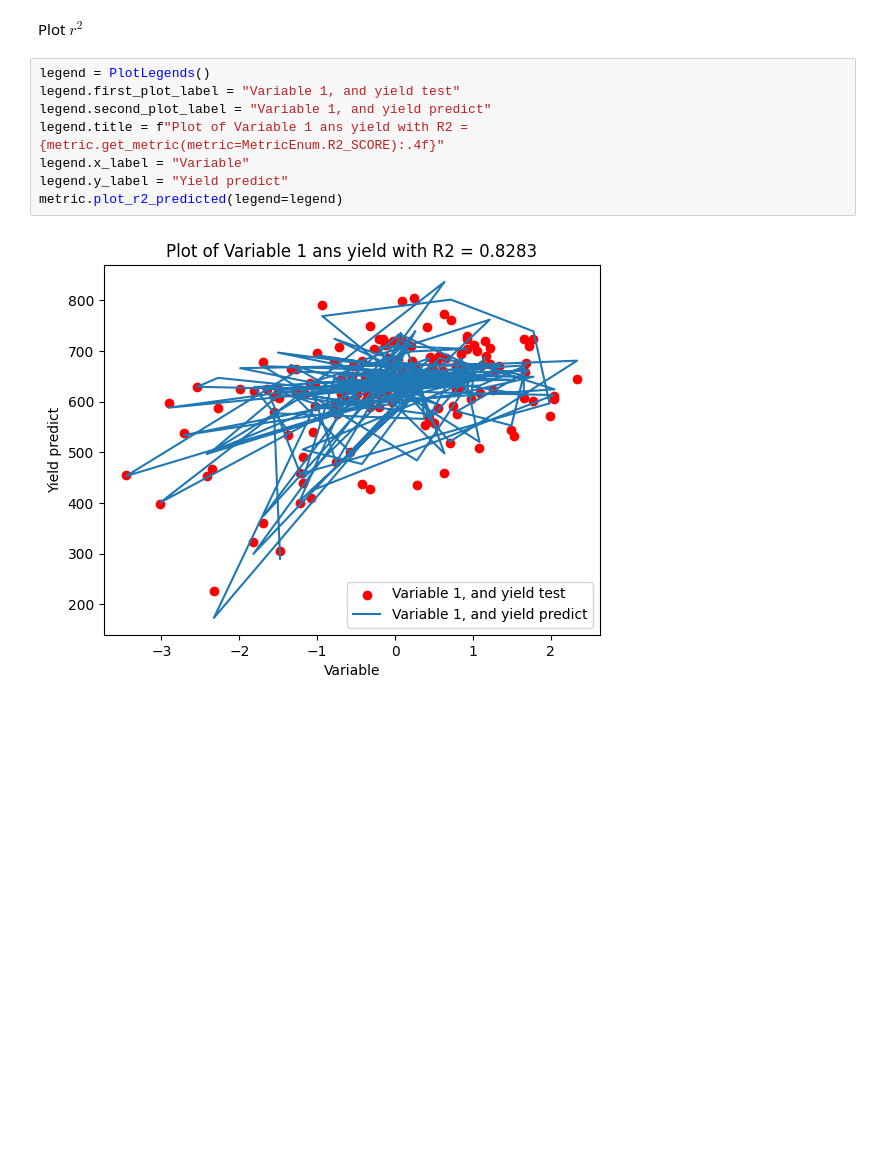
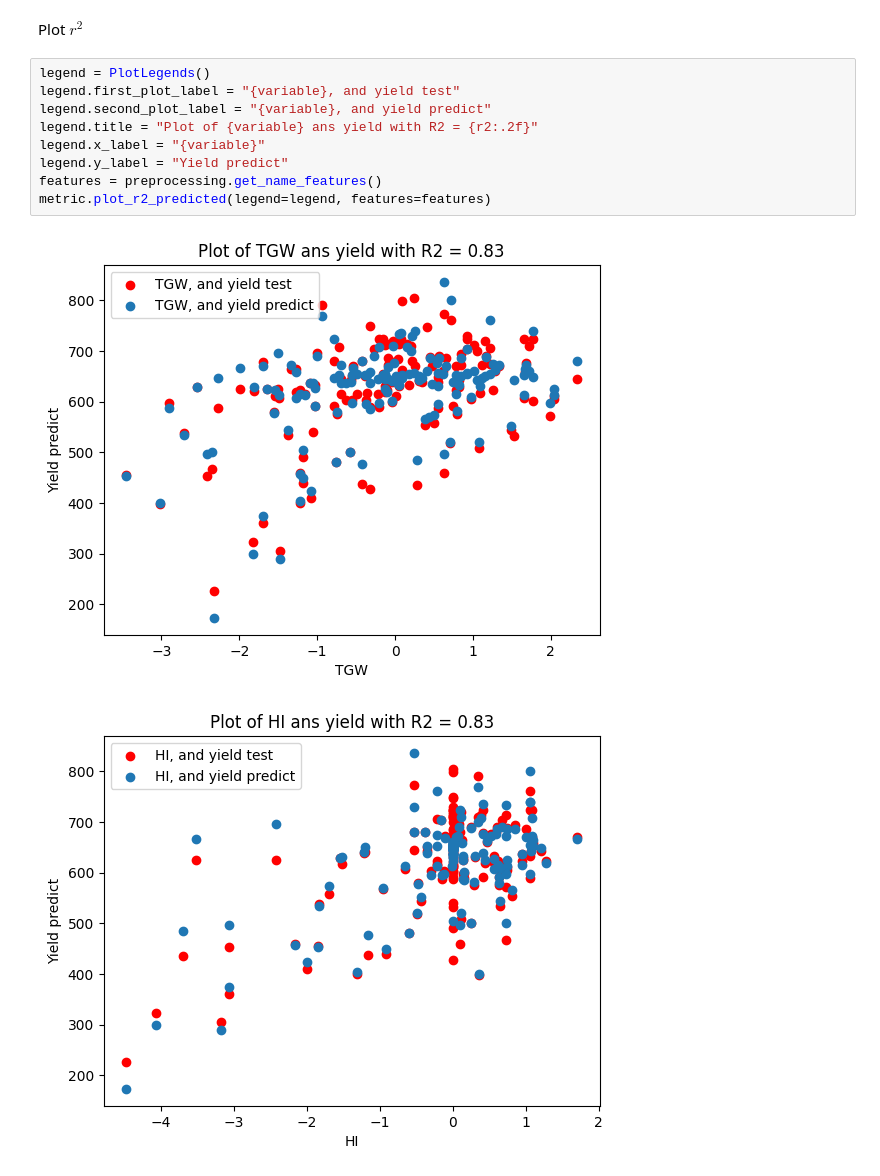
Before and after one commit to carlosmorenophd/machine_phen, a Jupyter notebook: app/notebooks/svr/phenotypic_lineal.ipynb, the cells around one changed output. Drawn from its saved outputs; the diff is of its cells as text; blank space fills up the shorter version.

Commit message:
Adding the new plot with all features (varaibles)

```diff
--- a/app/notebooks/svr/phenotypic_lineal.ipynb
+++ b/app/notebooks/svr/phenotypic_lineal.ipynb
@@ -81,11 +80,13 @@ metric.plot_true_vs_predicted(legend=legend)
 Plot $r^2$
 # %%
 legend = PlotLegends()
-legend.first_plot_label = "Variable 1, and yield test"
-legend.second_plot_label = "Variable 1, and yield predict"
-legend.title = f"Plot of Variable 1 ans yield with R2 = {metric.get_metric(metric=MetricEnum.R2_SCORE):.4f}"
-legend.x_label = "Variable"
+legend.first_plot_label = "{variable}, and yield test"
+legend.second_plot_label = "{variable}, and yield predict"
+legend.title = "Plot of {variable} ans yield with R2 = {r2:.2f}"
+legend.x_label = "{variable}"
 legend.y_label = "Yield predict"
-metric.plot_r2_predicted(legend=legend)
+features = preprocessing.get_name_features()
+metric.plot_r2_predicted(legend=legend, features=features)
 # %% [output]
-[figure, old version]
+[figure, new version]
+[figure, added]
```
Also changed, not shown: parts of 2 cells of this notebook, 2 other files.
